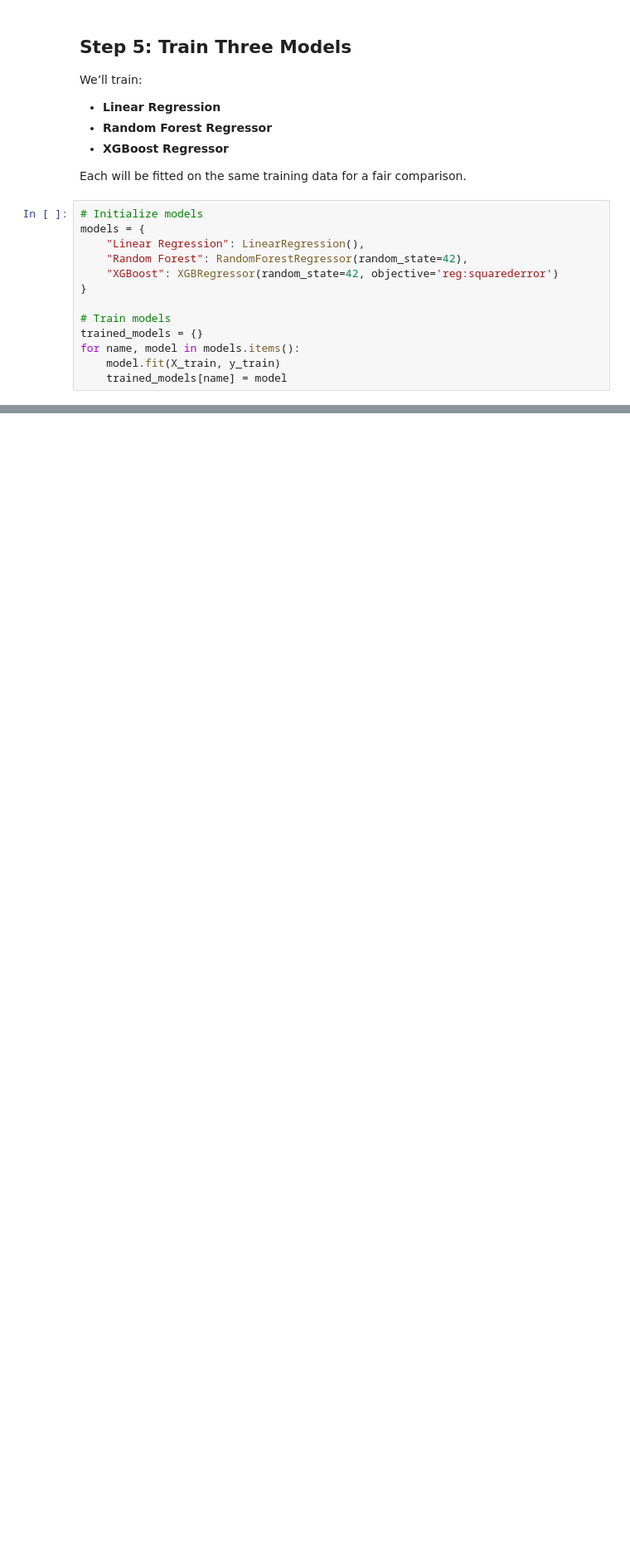
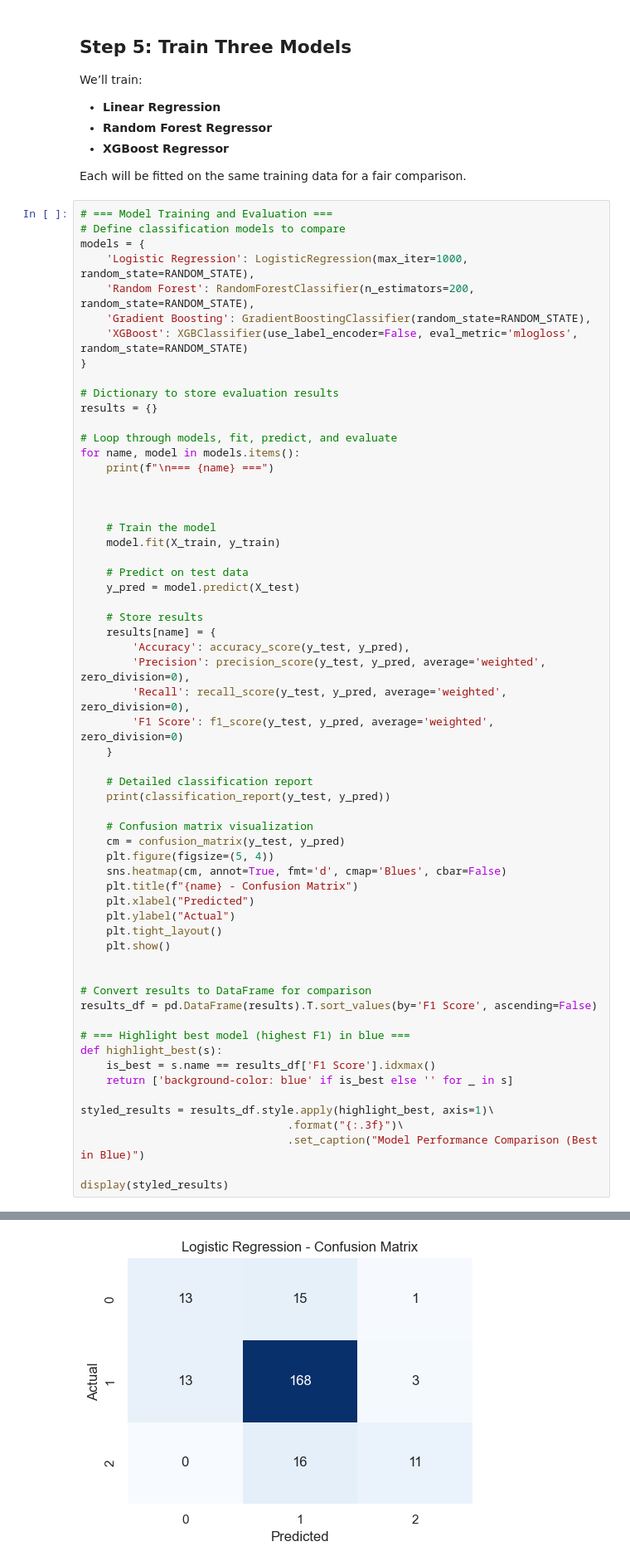
Before and after one commit to nderitumwangi/iabac, a Jupyter notebook: employment.ipynb, the cells around one changed output, grey strips where cells are left out. Shown at 83% size. Saved outputs shown, nothing was run; the diff lists cells and outputs as text; blank space fills up the shorter version.

Commit message:
shifted from regression to clasiffier

```diff
--- a/employment.ipynb
+++ b/employment.ipynb
@@ -450,15 +458,63 @@ We’ll train:
 
 Each will be fitted on the same training data for a fair comparison.
 # %%
-# Initialize models
+# === Model Training and Evaluation ===
+# Define classification models to compare
 models = {
-    "Linear Regression": LinearRegression(),
-    "Random Forest": RandomForestRegressor(random_state=42),
-    "XGBoost": XGBRegressor(random_state=42, objective='reg:squarederror')
+    'Logistic Regression': LogisticRegression(max_iter=1000, random_state=RANDOM_STATE),
+    'Random Forest': RandomForestClassifier(n_estimators=200, random_state=RANDOM_STATE),
+    'Gradient Boosting': GradientBoostingClassifier(random_state=RANDOM_STATE),
+    'XGBoost': XGBClassifier(use_label_encoder=False, eval_metric='mlogloss', random_state=RANDOM_STATE)
 }
 
-# Train models
-trained_models = {}
+# Dictionary to store evaluation results
+results = {}
+
+# Loop through models, fit, predict, and evaluate
 for name, model in models.items():
+    print(f"\n=== {name} ===")
+
+
+
+    # Train the model
     model.fit(X_train, y_train)
-    trained_models[name] = model
+
+    # Predict on test data
+    y_pred = model.predict(X_test)
+
+    # Store results
+    results[name] = {
+        'Accuracy': accuracy_score(y_test, y_pred),
+        'Precision': precision_score(y_test, y_pred, average='weighted', zero_division=0),
+        'Recall': recall_score(y_test, y_pred, average='weighted', zero_division=0),
+        'F1 Score': f1_score(y_test, y_pred, average='weighted', zero_division=0)
+    }
+
+    # Detailed classification report
+    print(classification_report(y_test, y_pred))
+
+    # Confusion matrix visualization
+    cm = confusion_matrix(y_test, y_pred)
+    plt.figure(figsize=(5, 4))
+    sns.heatmap(cm, annot=True, fmt='d', cmap='Blues', cbar=False)
+    plt.title(f"{name} - Confusion Matrix")
+    plt.xlabel("Predicted")
+    plt.ylabel("Actual")
+    plt.tight_layout()
+    plt.show()
+
+
+# Convert results to DataFrame for comparison
+results_df = pd.DataFrame(results).T.sort_values(by='F1 Score', ascending=False)
+
+# === Highlight best model (highest F1) in blue ===
+def highlight_best(s):
+    is_best = s.name == results_df['F1 Score'].idxmax()
+    return ['background-color: blue' if is_best else '' for _ in s]
+
+styled_results = results_df.style.apply(highlight_best, axis=1)\
+                                .format("{:.3f}")\
+                                .set_caption("Model Performance Comparison (Best in Blue)")
+
+display(styled_results)
+# %% [output]
@@ -464,0 +538 @@ for name, model in models.items():
+[figure, added]
```
Also changed, not shown: parts of 14 cells of this notebook, 3 other files.
